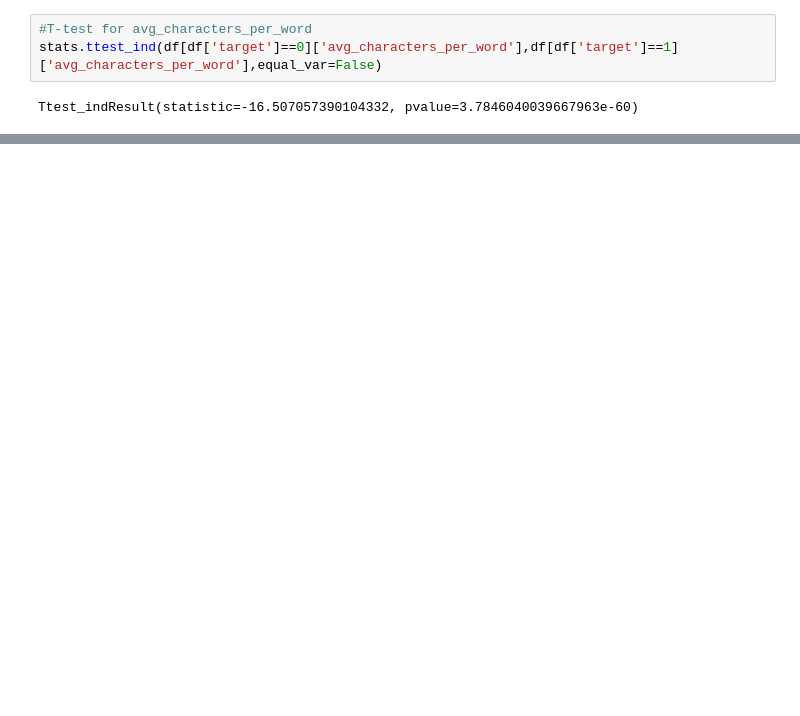
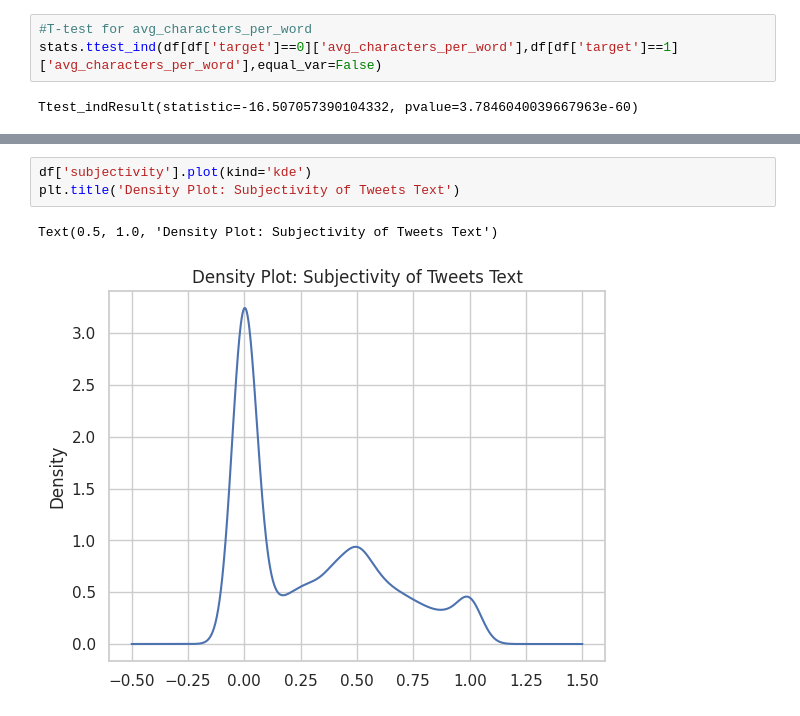
Before and after one commit to Ignacio-Ibarra/NLP-Disasters, a Jupyter notebook: tp1_nlp_disasters.ipynb, the cells around one changed output, grey strips where cells are left out. Drawn from its saved outputs; the diff is of its cells as text; blank space fills up the shorter version.

```diff
--- a/tp1_nlp_disasters.ipynb
+++ b/tp1_nlp_disasters.ipynb
@@ -471,0 +788,6 @@ Ttest_indResult(statistic=-16.507057390104332, pvalue=3.7846040039667963e-60)
+# %%
+df['subjectivity'].plot(kind='kde')
+plt.title('Density Plot: Subjectivity of Tweets Text')
+# %% [output]
+Text(0.5, 1.0, 'Density Plot: Subjectivity of Tweets Text')
+[figure, added]
```
Also changed, not shown: parts of 50 cells of this notebook.
